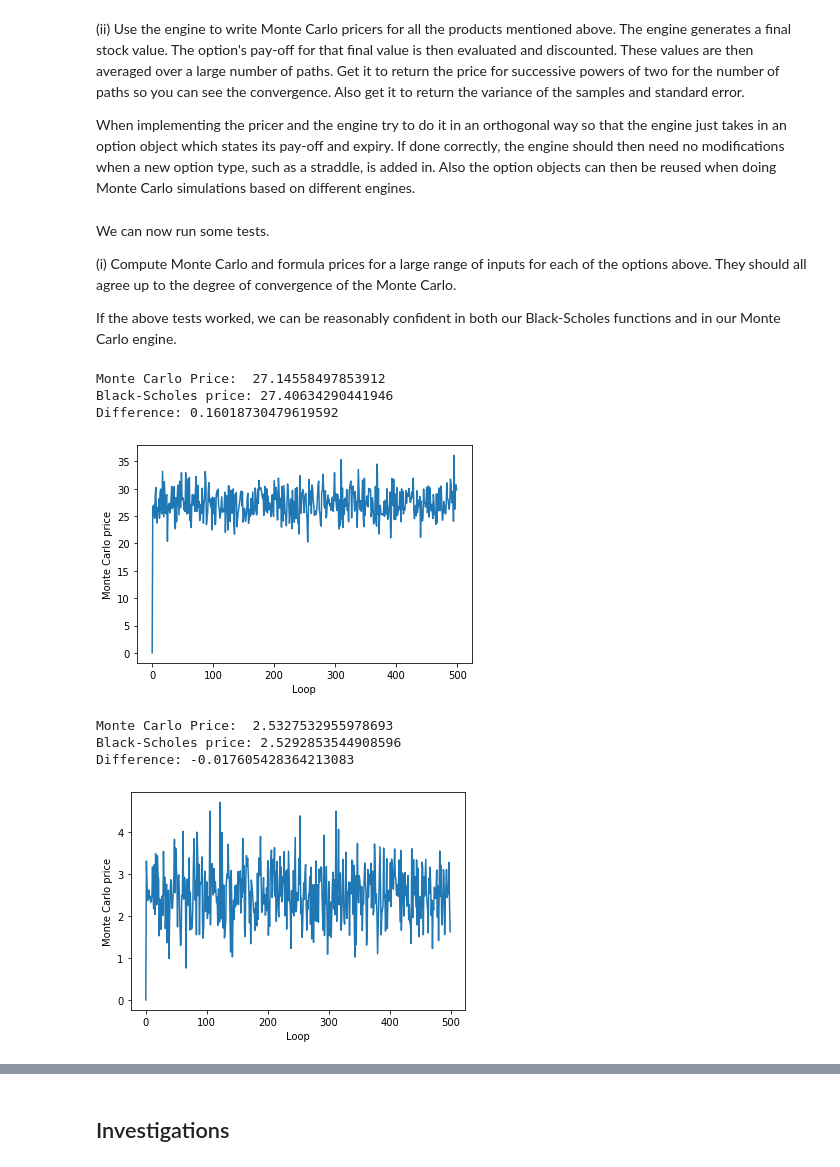
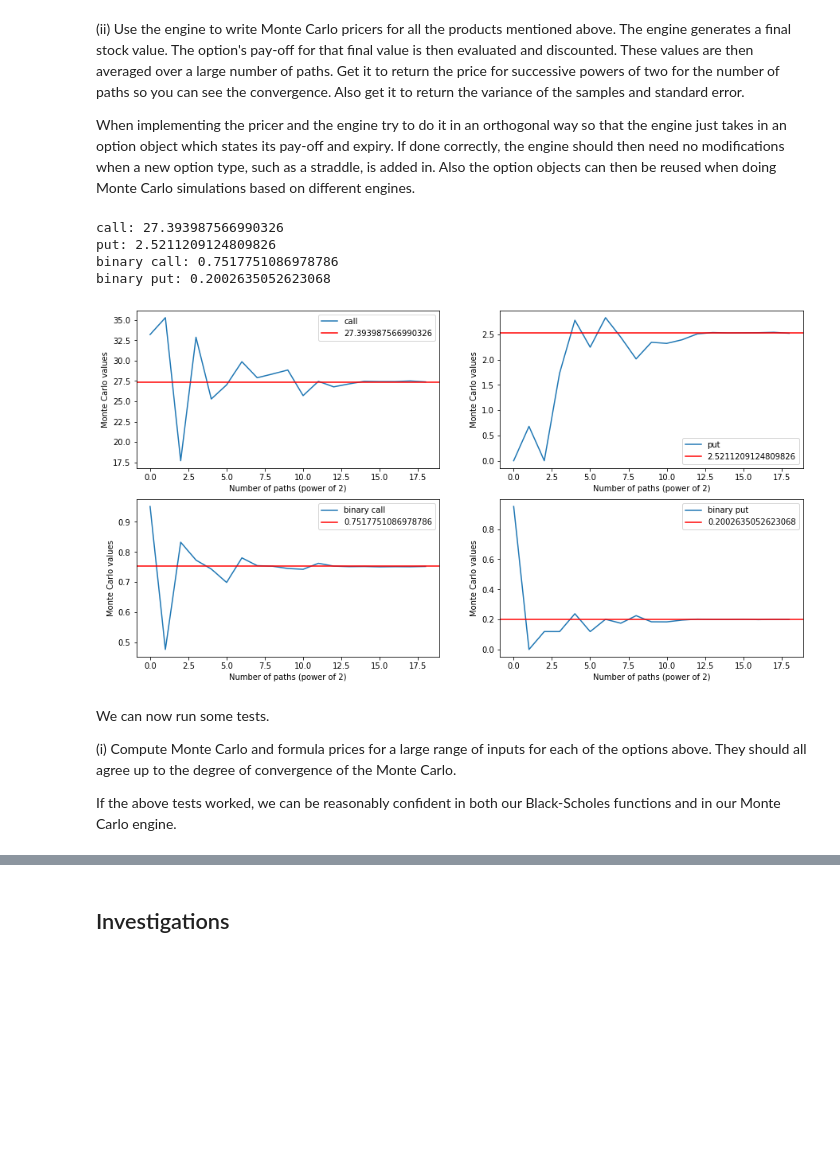
Before and after one commit to hongwai1920/Implement-Option-Pricing-Model-using-Python, a Jupyter notebook: 1. Pricing of vanilla options in the Black-Scholes world and Monte Carlo Simulation.ipynb, the cells around one changed output, grey strips where cells are left out. Saved outputs shown, nothing was run; the diff lists cells and outputs as text; code cells hidden in the pictures; blank space fills up the shorter version.

```diff
--- a/1. Pricing of vanilla options in the Black-Scholes world and Monte Carlo Simulation.ipynb
+++ b/1. Pricing of vanilla options in the Black-Scholes world and Monte Carlo Simulation.ipynb
@@ -569,6 +560,10 @@ $$S_T = S_0 e^{(r-d- \frac{1}{2}\sigma^2)T  + \sigma \sqrt{T} Z}$$
 where $W$ is a standard normal random variable.
 # %% [markdown]
 Please find implementation of the evolvement of stock price in the class Paths.
+# %%
+def GBM(S0, K, r, d, sigma, T, num_paths = 1):
+    '''return stock price at time T'''
+    return S0 * np.exp((r - d - 0.5 * sigma ** 2) * T + sigma * np.sqrt(T) * np.random.standard_normal(num_paths))
 # %%
 # Plot various stock price paths using closed form formula of Geometric Brownian Motion
 
@@ -598,3 +595,44 @@ Also the option objects can then be reused when doing Monte Carlo simulations ba
+# %%
+S0 = 120
+T = 1
+K = 100
+r = 0.05
+d = 0
+sigma = 0.25
+
+num_paths = 20
+
+option_types = ('call', 'put', 'binary call', 'binary put')
+
+# monte carlo values
+mc = {}
+
+for option_type in option_types:
+    mc[option_type] = [0] * (num_paths -1 )
+
+    for num_path in range(1, num_paths):
+        ST = GBM(S0, K, r, d, sigma, T, 2**num_path)
+        payoff = PayOff(option_type, K)(ST)
+        mc[option_type][num_path - 1] = monte_carlo(r, T, payoff, 2**num_path)
+
+for key in mc.keys():
+    print(key + ':',  mc[key][-1])
+# %% [output]
+call: 27.393987566990326
+put: 2.5211209124809826
+binary call: 0.7517751086978786
+binary put: 0.2002635052623068
+# %%
+f, ax = plt.subplots(2,2, figsize = (15,8))
+
+for i, option in enumerate(option_types):
+    ax[i//2, i%2].plot(mc[option], label = option)
+    ax[i//2, i%2].axhline(mc[option][-1], label = str(mc[option][-1]), c = 'r')
+    ax[i//2, i%2].set_xlabel('Number of paths (power of 2)')
+    ax[i//2, i%2].set_ylabel('Monte Carlo values')
+    ax[i//2, i%2].legend()
+# %% [output]
+[figure, added]
 # %% [markdown]
 We can now run some tests.
 
@@ -622,30 +643,0 @@ option = Option(initial, K, r, d, sigma, T)
-# %%
-# Monte Carlo for European call option
-
-# payoff function
-f = lambda x: np.maximum(x - K,0)
-
-mc = Monte_Carlo(f, loops, r).print_plot_mean()
-c = option.european_call()
-print('Black-Scholes price: {}'.format(c))
-print('Difference: {}'.format(c - mc))
-# %% [output]
-Monte Carlo Price:  27.14558497853912
-Black-Scholes price: 27.40634290441946
-Difference: 0.16018730479619592
-[figure, removed]
-# %%
-# Monte Carlo for European put option
-
-# payoff function
-f = lambda x: np.maximum(K - x,0)
-
-mc = Monte_Carlo(f, loops, r).print_plot_mean()
-p = option.european_put()
-print('Black-Scholes price: {}'.format(p))
-print('Difference: {}'.format(p - mc))
-# %% [output]
-Monte Carlo Price:  2.5327532955978693
-Black-Scholes price: 2.5292853544908596
-Difference: -0.017605428364213083
-[figure, removed]
```
Also changed, not shown: parts of 19 cells of this notebook.
